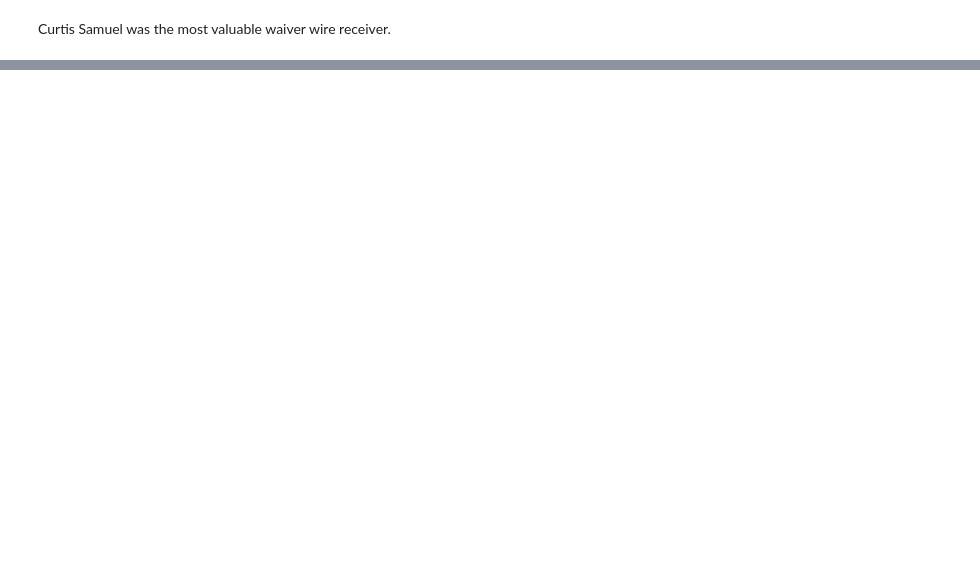
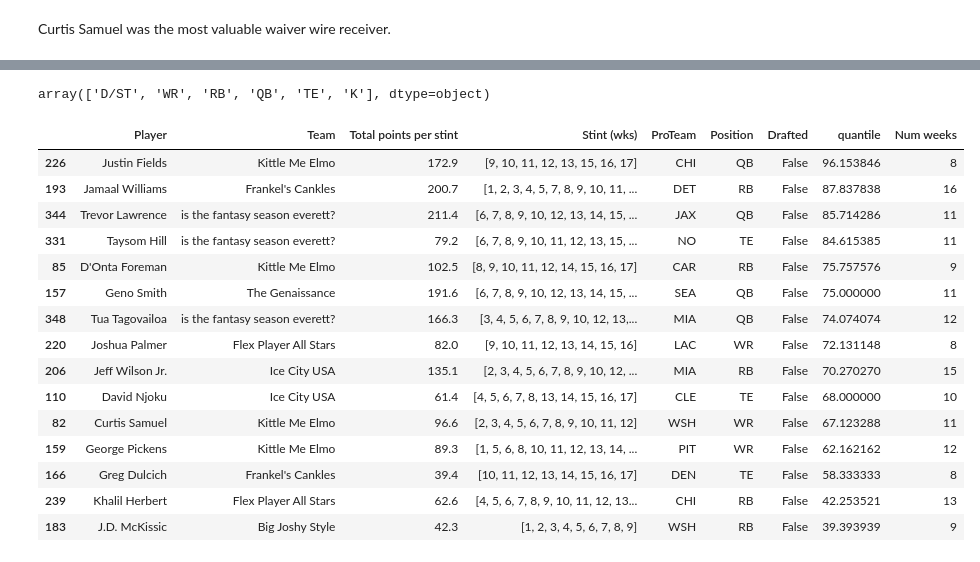
Before and after one commit to jon-cheng/espnff, a Jupyter notebook: notebooks/2023-03-09_FF_nb.ipynb, the cells around one changed output, grey strips where cells are left out. Cells and saved outputs as stored; diff of their text form; code cells hidden in the pictures; blank space fills up the shorter version.

```diff
--- a/notebooks/2023-03-09_FF_nb.ipynb
+++ b/notebooks/2023-03-09_FF_nb.ipynb
@@ -226,3 +477,26 @@ for acq_by_draft in [True,False]:
 [interactive output not drawn]
 [interactive output not drawn]
 [interactive output not drawn]
+# %%
+df_player_ffteam['Position'].unique()
+# %% [output]
+array(['D/ST', 'WR', 'RB', 'QB', 'TE', 'K'], dtype=object)
+# %%
+df_player_ffteam[(df_player_ffteam['Num weeks']>7) & (df_player_ffteam['Position'].isin(['QB','RB','WR','TE'])) & (~df_player_ffteam['Drafted'])].sort_values(by='quantile',ascending=False)
+# %% [output]
+|  | Player | Team | Total points per stint | Stint (wks) | ProTeam | Position | Drafted | quantile | Num weeks |
+| 226 | Justin Fields | Kittle Me Elmo | 172.9 | [9, 10, 11, 12, 13, 15, 16, 17] | CHI | QB | False | 96.153846 | 8 |
+| 193 | Jamaal Williams | Frankel's Cankles | 200.7 | [1, 2, 3, 4, 5, 7, 8, 9, 10, 11, ... | DET | RB | False | 87.837838 | 16 |
+| 344 | Trevor Lawrence | is the fantasy season everett? | 211.4 | [6, 7, 8, 9, 10, 12, 13, 14, 15, ... | JAX | QB | False | 85.714286 | 11 |
+| 331 | Taysom Hill | is the fantasy season everett? | 79.2 | [6, 7, 8, 9, 10, 11, 12, 13, 15, ... | NO | TE | False | 84.615385 | 11 |
+| 85 | D'Onta Foreman | Kittle Me Elmo | 102.5 | [8, 9, 10, 11, 12, 14, 15, 16, 17] | CAR | RB | False | 75.757576 | 9 |
+| 157 | Geno Smith | The Genaissance | 191.6 | [6, 7, 8, 9, 10, 12, 13, 14, 15, ... | SEA | QB | False | 75.000000 | 11 |
+| 348 | Tua Tagovailoa | is the fantasy season everett? | 166.3 | [3, 4, 5, 6, 7, 8, 9, 10, 12, 13,... | MIA | QB | False | 74.074074 | 12 |
+| 220 | Joshua Palmer | Flex Player All Stars | 82.0 | [9, 10, 11, 12, 13, 14, 15, 16] | LAC | WR | False | 72.131148 | 8 |
+| 206 | Jeff Wilson Jr. | Ice City USA | 135.1 | [2, 3, 4, 5, 6, 7, 8, 9, 10, 12, ... | MIA | RB | False | 70.270270 | 15 |
+| 110 | David Njoku | Ice City USA | 61.4 | [4, 5, 6, 7, 8, 13, 14, 15, 16, 17] | CLE | TE | False | 68.000000 | 10 |
+| 82 | Curtis Samuel | Kittle Me Elmo | 96.6 | [2, 3, 4, 5, 6, 7, 8, 9, 10, 11, 12] | WSH | WR | False | 67.123288 | 11 |
+| 159 | George Pickens | Kittle Me Elmo | 89.3 | [1, 5, 6, 8, 10, 11, 12, 13, 14, ... | PIT | WR | False | 62.162162 | 12 |
+| 166 | Greg Dulcich | Frankel's Cankles | 39.4 | [10, 11, 12, 13, 14, 15, 16, 17] | DEN | TE | False | 58.333333 | 8 |
+| 239 | Khalil Herbert | Flex Player All Stars | 62.6 | [4, 5, 6, 7, 8, 9, 10, 11, 12, 13... | CHI | RB | False | 42.253521 | 13 |
+| 183 | J.D. McKissic | Big Joshy Style | 42.3 | [1, 2, 3, 4, 5, 6, 7, 8, 9] | WSH | RB | False | 39.393939 | 9 |
```
Also changed, not shown: parts of 64 cells of this notebook, 7 other files.
